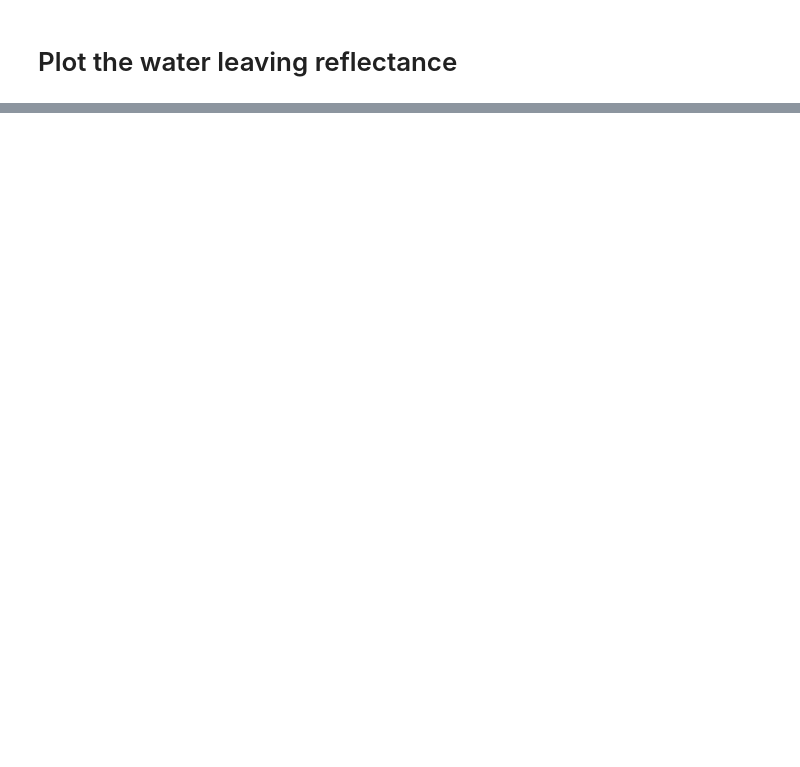
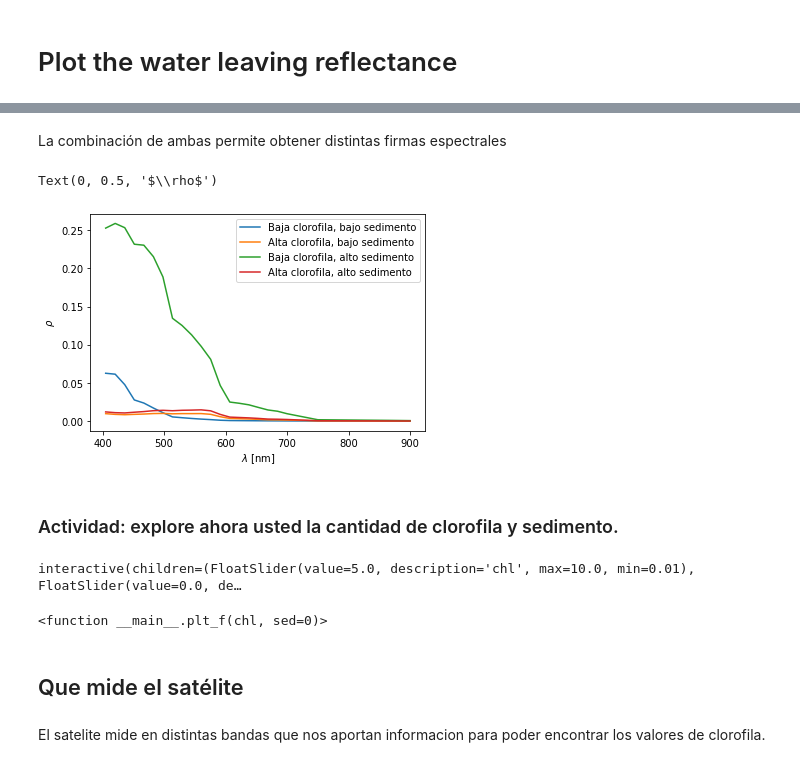
Before and after one commit to fnemina/OC-Teaching-notebooks, a Jupyter notebook: chlRho.ipynb, the cells around one changed output, grey strips where cells are left out. Saved outputs shown, nothing was run; the diff lists cells and outputs as text; code cells hidden in the pictures; blank space fills up the shorter version.

```diff
--- a/chlRho.ipynb
+++ b/chlRho.ipynb
@@ -27,0 +72,32 @@ sea = interp1d(wl, f(c, s))(sea_wl)
+# %% [markdown]
+La combinación de ambas permite obtener distintas firmas espectrales
+# %%
+plt.plot(wl, f(0.001, 0), label=rf"Baja clorofila, bajo sedimento")
+plt.plot(wl, f(10, 0), label=rf"Alta clorofila, bajo sedimento")
+plt.plot(wl, f(0.001, 1000), label=rf"Baja clorofila, alto sedimento")
+plt.plot(wl, f(10, 100), label=rf"Alta clorofila, alto sedimento")
+
+plt.legend()
+
+plt.xlabel(rf"$\lambda$ [nm]")
+plt.ylabel(rf"$\rho$")
+# %% [output]
+Text(0, 0.5, '$\\rho$')
+[figure, added]
+# %% [markdown]
+### Actividad: explore ahora usted la cantidad de clorofila y sedimento.
+# %%
+def plt_f(chl, sed=0):
+    plt.plot(wl, f(chl, sed))
+    plt.xlabel(rf"$\lambda$ [nm]")
+    plt.ylim(bottom=-0.003, top=0.05)
+    plt.ylabel(rf"$\rho$")
+
+interact(plt_f, chl = widgets.FloatSlider(value=5, min=0.01, max=10, step=.1), sed = widgets.FloatSlider(value=0, min=0, max=150, step=10))
+# %% [output]
+interactive(children=(FloatSlider(value=5.0, description='chl', max=10.0, min=0.01), FloatSlider(value=0.0, de…
+<function __main__.plt_f(chl, sed=0)>
+# %% [markdown]
+## Que mide el satélite
+# %% [markdown]
+El satelite mide en distintas bandas que nos aportan informacion para poder encontrar los valores de clorofila.
```
Also changed, not shown: parts of 23 cells of this notebook.
